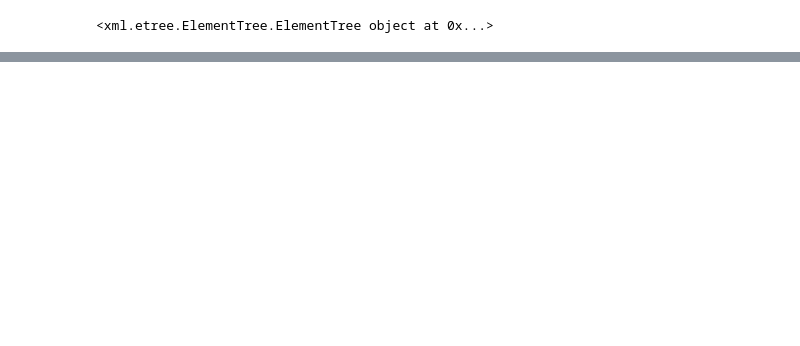
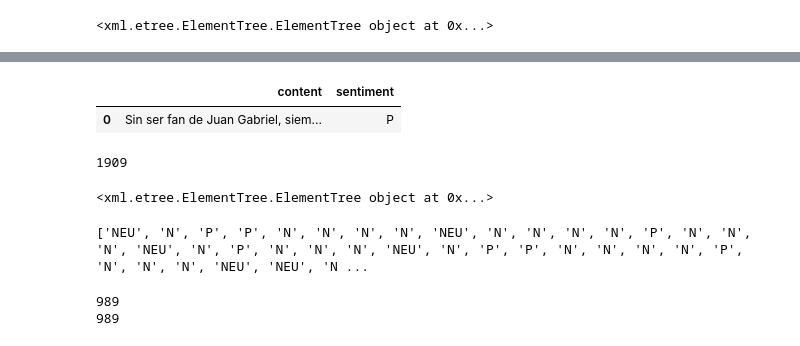
Before and after one commit to NixonVuele/PracticumDataXml, a Jupyter notebook: Practicum/Extracción de contenido.ipynb, the cells around one changed output, grey strips where cells are left out. Saved outputs shown, nothing was run; the diff lists cells and outputs as text; code cells hidden in the pictures; blank space fills up the shorter version.

```diff
--- a/Practicum/Extracción de contenido.ipynb
+++ b/Practicum/Extracción de contenido.ipynb
@@ -49,0 +52,4 @@ dataFrUy = dataFrUy.to_csv("Content_UY.csv")
+# %%
+# Se guarda el xml en un document
+documentPE = parse('Data/TASS2019_country_PE_train.xml')
+print(documentPE)
@@ -49,0 +58,9 @@ dataFrUy = dataFrUy.to_csv("Content_UY.csv")
+# %%
+# Se presenta la lista de sentimientos y se pasa todos los mensajes
+# a una lista con el objetivo de pasarlos a un data frame.
+listContent = []
+listSentiment=[]
+for item in documentPE.iterfind('tweet'):
+    listContent.append(item.findtext('content'))
+    listSentiment.append(item.find('sentiment').find("polarity").findtext('value'))
+print(listSentiment)
@@ -49,0 +75,4 @@ dataFrUy = dataFrUy.to_csv("Content_UY.csv")
+# %%
+countryPE = pd.DataFrame({'content':listContent,'sentiment': listSentiment})
+# %%
+dataCSV = pd.concat([countryUY, countryPE])
@@ -49,0 +96,9 @@ dataFrUy = dataFrUy.to_csv("Content_UY.csv")
+# %%
+dataCSV.iloc[[943],:]
+# %% [output]
+|  | content | sentiment |
+| 0 | Sin ser fan de Juan Gabriel, siem... | P |
+# %%
+len(dataCSV)
+# %% [output]
+1909
@@ -49,0 +107,23 @@ dataFrUy = dataFrUy.to_csv("Content_UY.csv")
+# %%
+# Se guarda el xml en un document
+documentMX = parse('Data/TASS2019_country_MX_train.xml')
+print(documentMX)
+# %% [output]
+<xml.etree.ElementTree.ElementTree object at 0x...>
+# %%
+# Se presenta la lista de sentimientos y se pasa todos los mensajes
+# a una lista con el objetivo de pasarlos a un data frame.
+listContent = []
+listSentiment=[]
+for item in documentMX.iterfind('tweet'):
+    listContent.append(item.findtext('content'))
+    listSentiment.append(item.find('sentiment').find("polarity").findtext('value'))
+print(listSentiment)
+# %% [output]
+['NEU', 'N', 'P', 'P', 'N', 'N', 'N', 'N', 'NEU', 'N', 'N', 'N', 'N', 'P', 'N', 'N', 'N', 'NEU', 'N', 'P', 'N', 'N', 'N', 'NEU', 'N', 'P', 'P', 'N', 'N', 'N', 'N', 'P', 'N', 'N', 'N', 'NEU', 'NEU', 'N ...
+# %%
+print(len(listSentiment))
+print(len(listSentiment))
+# %% [output]
+989
+989
```
Also changed, not shown: parts of 25 cells of this notebook, 9 other files.
